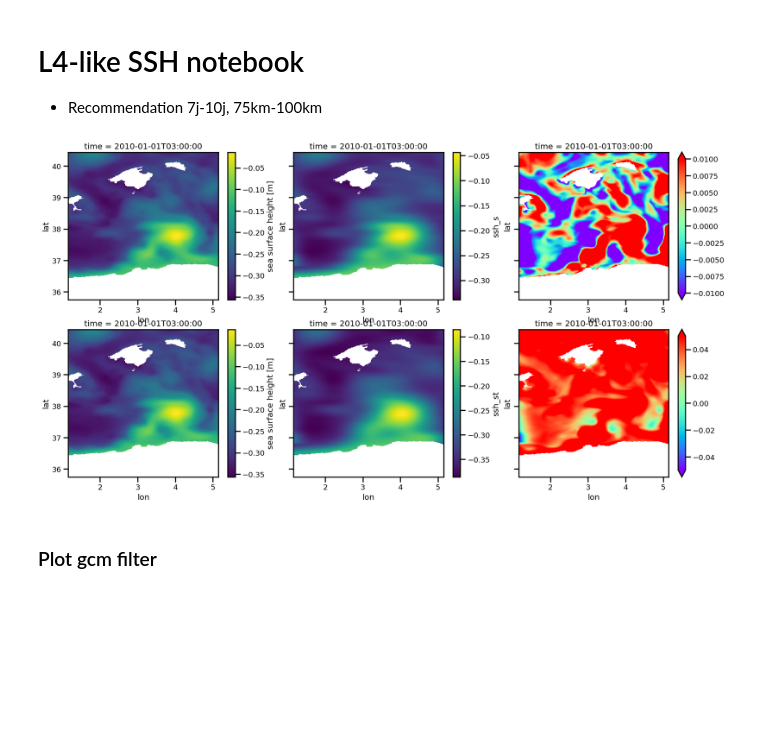
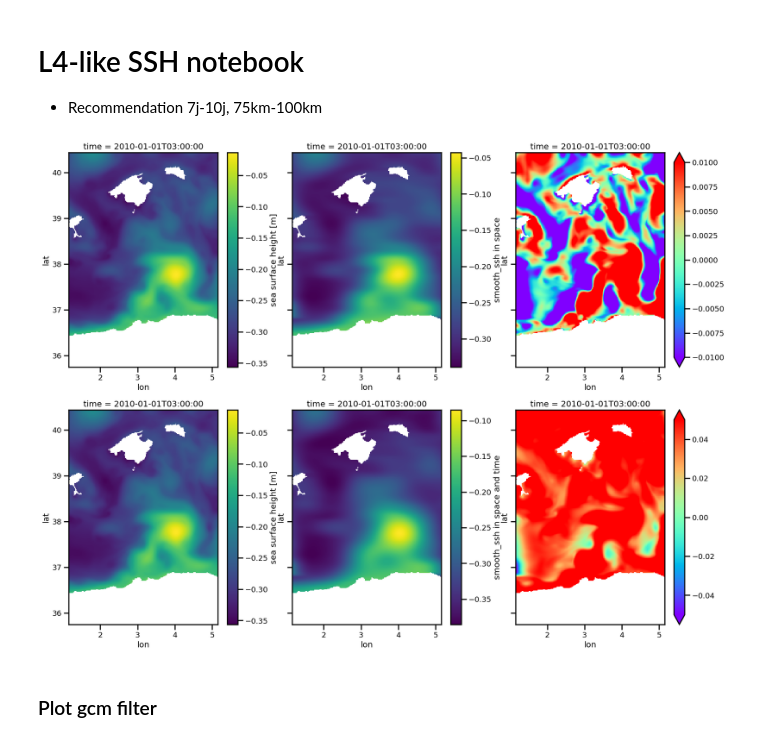
Before and after one commit to aelaouni/mldrop_notebooks, a Jupyter notebook: cookbook_sshL4.ipynb, the cells around one changed output. Saved outputs shown, nothing was run; the diff lists cells and outputs as text; code cells hidden in the pictures; blank space fills up the shorter version.

```diff
--- a/cookbook_sshL4.ipynb
+++ b/cookbook_sshL4.ipynb
@@ -29,7 +29,7 @@ dsmask = xr.open_mfdataset('/home/anas/MEOM_Workspace/data/raw/masks.nc')
 filter25km =create_filter(75000)
 pathlist = Path('/home/anas/MEOM_Workspace/data/raw/Geo_curr/').glob('*gridT-2D.nc')
 upathlist =sorted(pathlist)
-ds = xr.open_mfdataset(upathlist[0:40])
+ds = xr.open_mfdataset(upathlist)
 dsmask['nav_lat'][:,1].values
 dsmask['nav_lon'][1,:].values
 ds=ds.drop(['time_centered'])
@@ -42,35 +42,39 @@ ds=ds.where(ds[vari] != 0)
 minlat=dsmask['nav_lat'].min().values
 maxlat=dsmask['nav_lat'].max().values
 minlon=dsmask['nav_lon'].min().values
 maxlon=dsmask['nav_lon'].max().values
 nlat = np.arange(minlat,maxlat,(maxlat-minlat)/dsmask['nav_lat'].shape[0])
 nlon = np.arange(minlon,maxlon,(maxlon-minlon)/dsmask['nav_lon'].shape[1])
 
 ds=ds.assign(ssh_s=filter25km.apply(ds[vari], dims=['y', 'x']))
 a=gaussian_filter1d(ds[varis], 8, axis=0)
 ds=ds.assign(ssh_st=filter25km.apply(ds[vari], dims=['y', 'x']))
 ds[variss].values=a
 
 ds['x']=nlon
 ds['y']=nlat
 ds=ds.rename({'x': 'lon','y': 'lat', 'time_counter': 'time'})
 
-plt.rcParams["figure.figsize"] = [20.50, 10.50]
+
+ds.ssh_s.attrs['long_name'] = 'smooth_ssh in space'
+ds.ssh_st.attrs['long_name'] = 'smooth_ssh in space and time'
+
+plt.rcParams["figure.figsize"] = [20, 15]
 f, ax = plt.subplots(2, 3, sharey=True)
 
 
 ds[vari][0,:,:].plot(ax=ax[0,0],x='lon', y='lat')
 ds[varis][0,:,:].plot(ax=ax[0,1],x='lon', y='lat')
 difff=ds[vari]-ds[varis]
 difff[0,:,:].plot(ax=ax[0,2],x='lon', y='lat',cmap=cm.rainbow, vmin=-0.01,vmax=0.01)
 ds[vari][0,:,:].plot(ax=ax[1,0],x='lon', y='lat')
 ds[variss][0,:,:].plot(ax=ax[1,1],x='lon', y='lat')
 difff=ds[vari]-ds[variss]
 difff[0,:,:].plot(ax=ax[1,2],x='lon', y='lat',cmap=cm.rainbow, vmin=-0.05,vmax=0.05)
 
 plt.show()
 # %% [output]
-[figure, old version]
+[figure, new version]
 # %% [markdown]
 ### Plot gcm filter
 # %%
```
Also changed, not shown: parts of 4 cells of this notebook.
